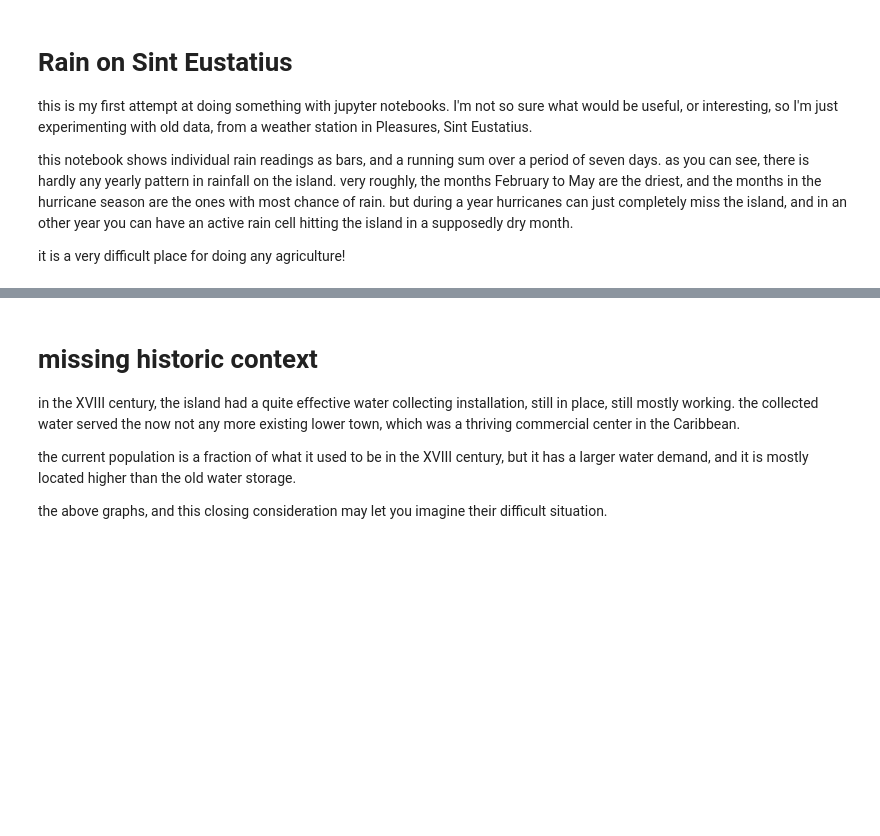
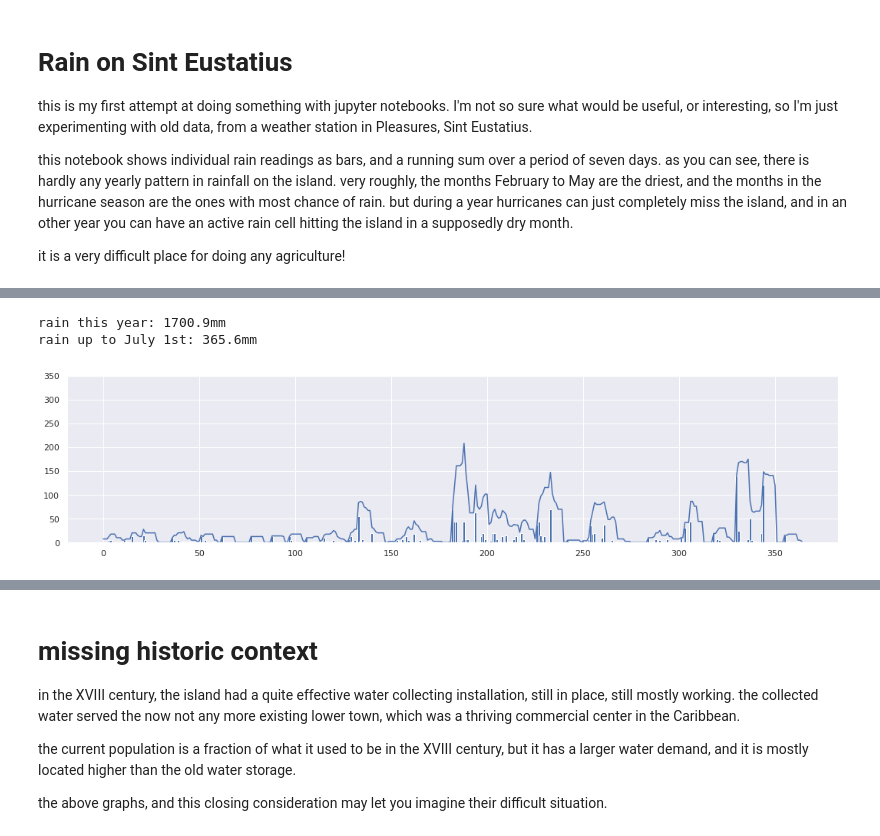
Before and after one commit to mfrasca/notebooks, a Jupyter notebook: SintEustatius/RainData.ipynb, the cells around one changed output, grey strips where cells are left out. Cells and saved outputs as stored; diff of their text form; code cells hidden in the pictures; blank space fills up the shorter version.

```diff
--- a/SintEustatius/RainData.ipynb
+++ b/SintEustatius/RainData.ipynb
@@ -110,0 +99,6 @@ rain up to July 1st: 295.6mm
+# %%
+values = plot_year(2011, values)
+# %% [output]
+rain this year: 1700.9mm
+rain up to July 1st: 365.6mm
+[figure, added]
```
Also changed, not shown: parts of 18 cells of this notebook.
